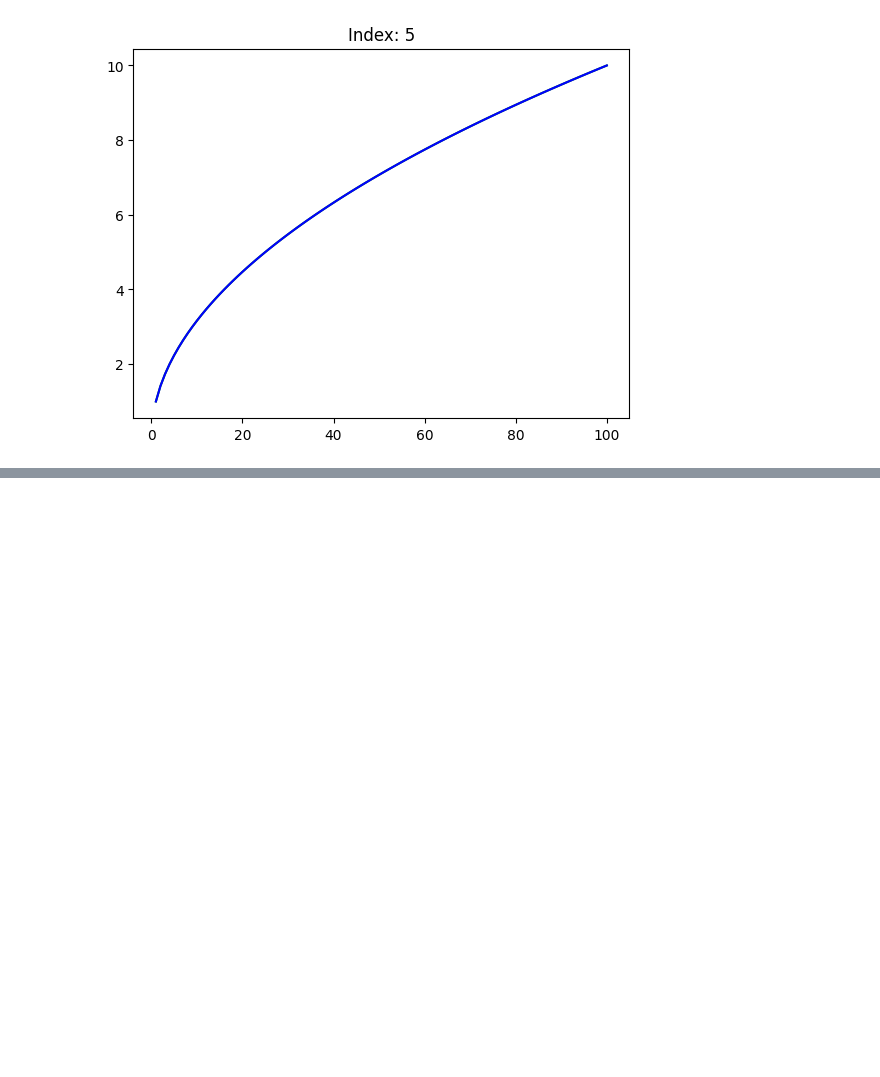
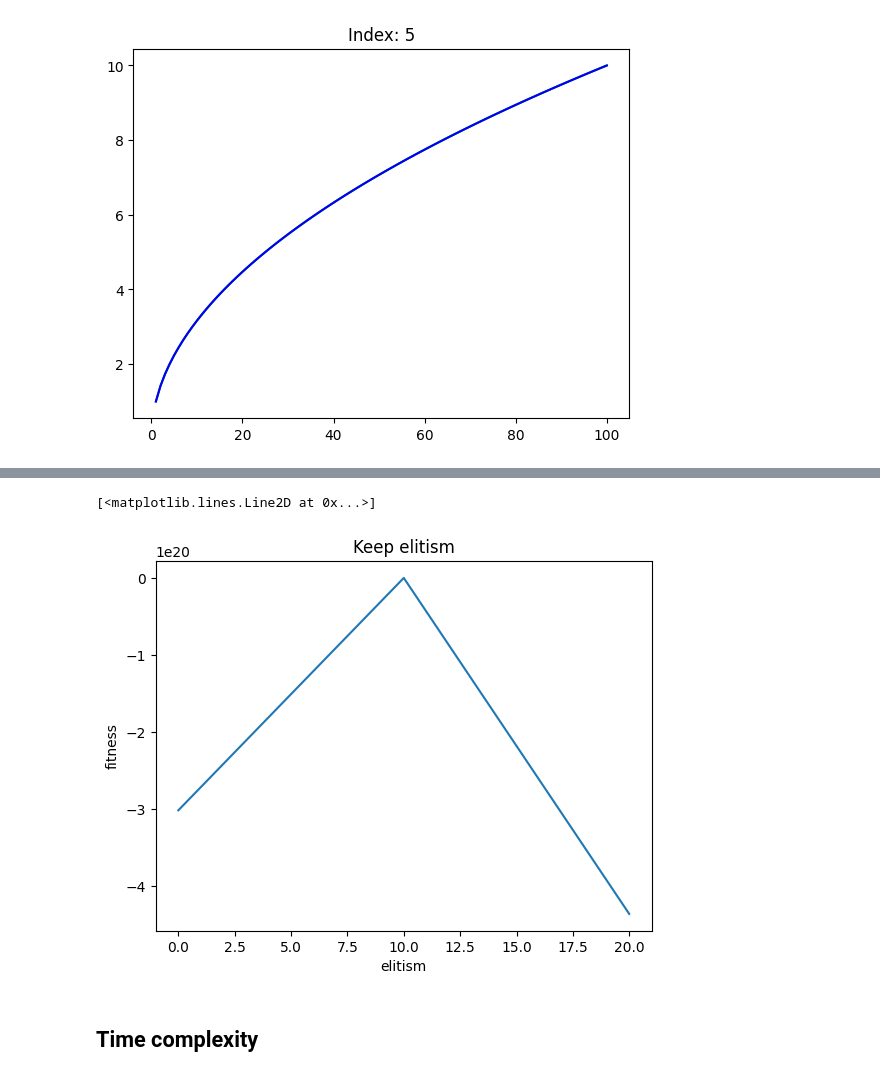
Before and after one commit to galgantar/Inteligentni-sistemi, a Jupyter notebook: seminarska 1/training.ipynb, the cells around one changed output, grey strips where cells are left out. Drawn from its saved outputs; the diff is of its cells as text; code cells hidden in the pictures; blank space fills up the shorter version.

```diff
--- a/seminarska 1/training.ipynb
+++ b/seminarska 1/training.ipynb
@@ -190,0 +570,18 @@ Best fitness -0.0002
+# %%
+keep_elitism = [0, 10, 20]
+fitness_for_n = []
+
+for e in keep_elitism:
+    train_params['keep_elitism'] = e
+    res = train_on_dataset(equation_indices, skip_indices, dataset_file, best_models_file, train_params, extra_operators=False)
+    fitness_for_n.append(res[0][1])
+
+plt.title("Keep elitism")
+plt.xlabel('elitism')
+plt.ylabel('fitness')
+plt.plot(keep_elitism, fitness_for_n)
+# %% [output]
+[<matplotlib.lines.Line2D at 0x...>]
+[figure, added]
+# %% [markdown]
+## Time complexity
```
Also changed, not shown: parts of 17 cells of this notebook.
